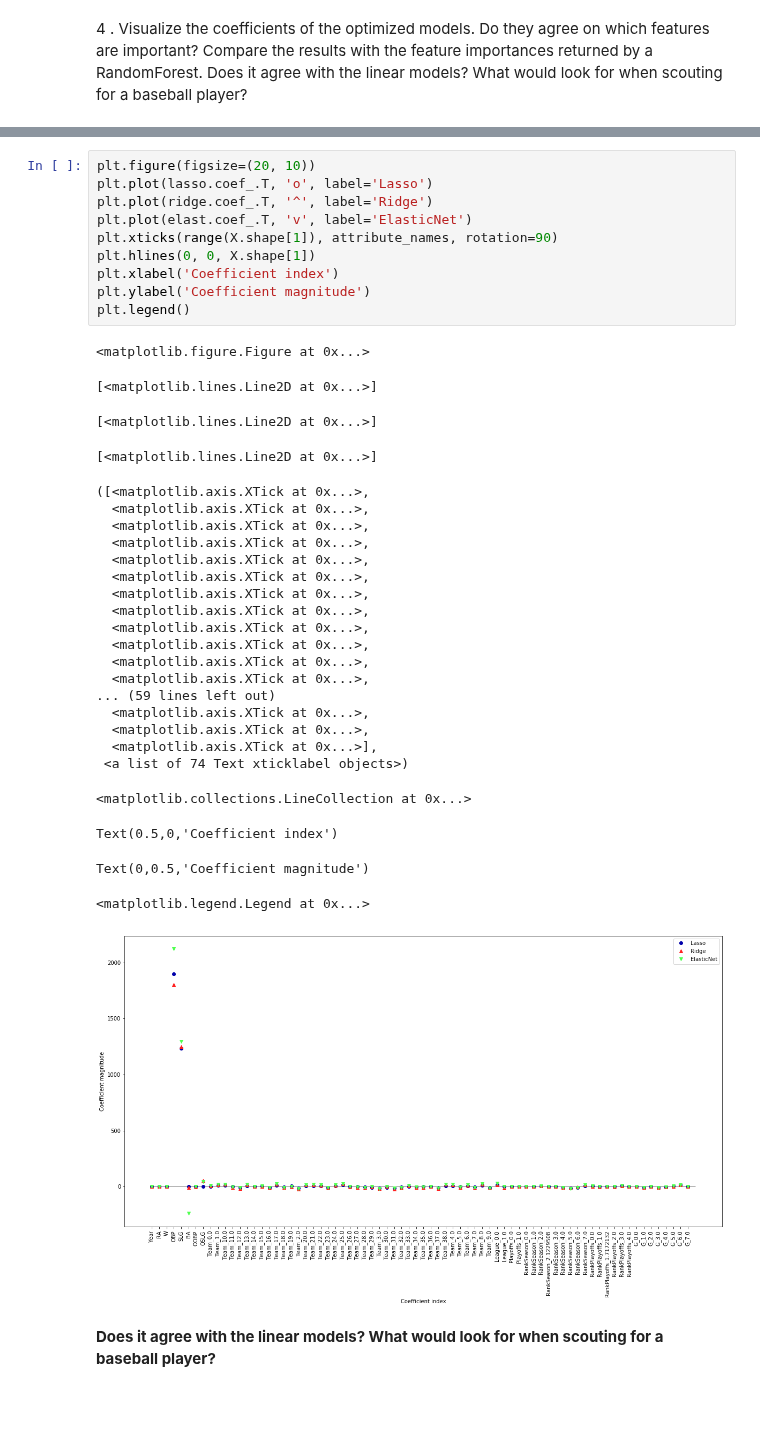
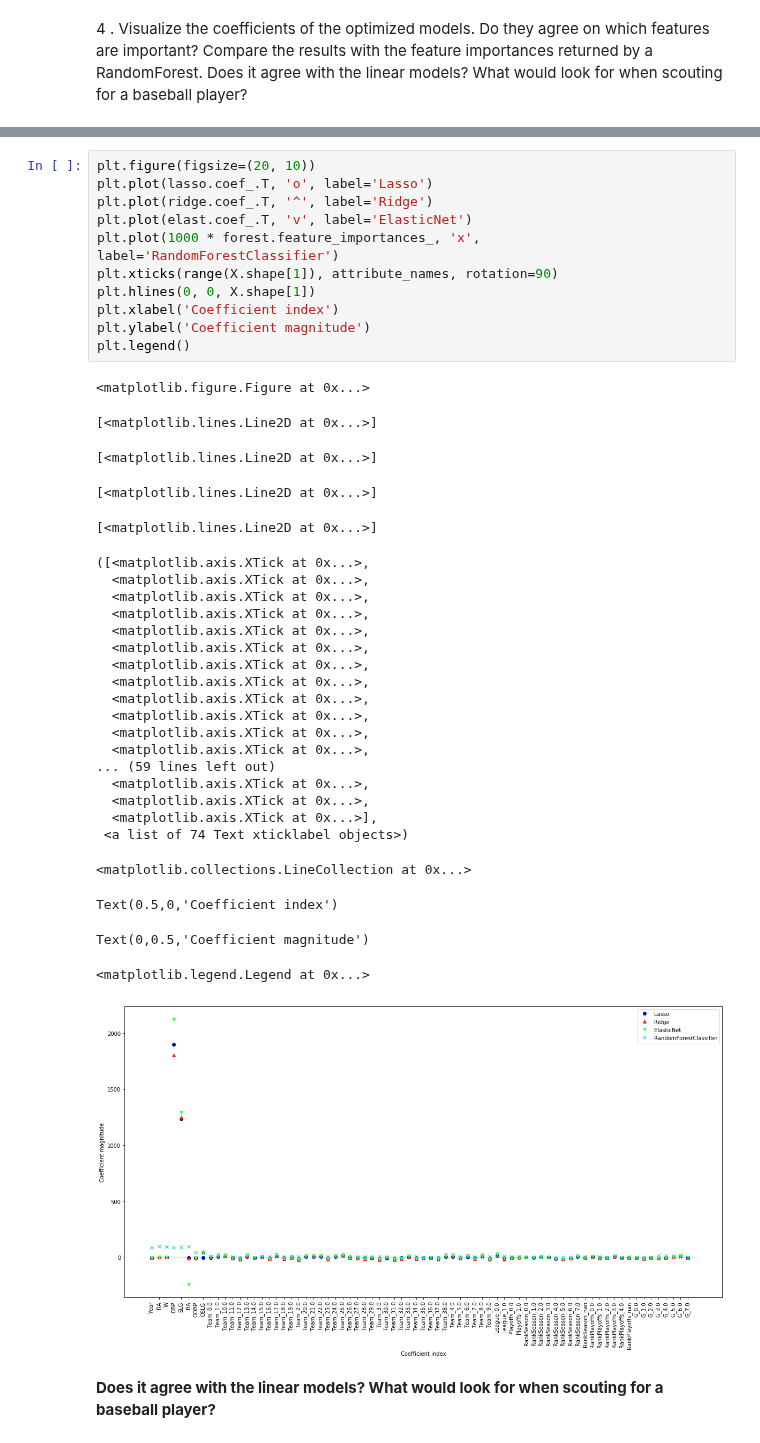
Before and after one commit to Mesoptier/ML-course, a Jupyter notebook: Assignment 1.ipynb, the cells around one changed output, grey strips where cells are left out. Drawn from its saved outputs; the diff is of its cells as text; blank space fills up the shorter version.

```diff
--- a/Assignment 1.ipynb
+++ b/Assignment 1.ipynb
@@ -350,40 +351,42 @@ print(forest.feature_importances_)
 # %%
 plt.figure(figsize=(20, 10))
 plt.plot(lasso.coef_.T, 'o', label='Lasso')
 plt.plot(ridge.coef_.T, '^', label='Ridge')
 plt.plot(elast.coef_.T, 'v', label='ElasticNet')
+plt.plot(1000 * forest.feature_importances_, 'x', label='RandomForestClassifier')
 plt.xticks(range(X.shape[1]), attribute_names, rotation=90)
 plt.hlines(0, 0, X.shape[1])
 plt.xlabel('Coefficient index')
 plt.ylabel('Coefficient magnitude')
 plt.legend()
 # %% [output]
 <matplotlib.figure.Figure at 0x...>
 [<matplotlib.lines.Line2D at 0x...>]
 [<matplotlib.lines.Line2D at 0x...>]
 [<matplotlib.lines.Line2D at 0x...>]
-([<matplotlib.axis.XTick at 0x...>,
-  <matplotlib.axis.XTick at 0x...>,
-  <matplotlib.axis.XTick at 0x...>,
-  <matplotlib.axis.XTick at 0x...>,
-  <matplotlib.axis.XTick at 0x...>,
-  <matplotlib.axis.XTick at 0x...>,
-  <matplotlib.axis.XTick at 0x...>,
-  <matplotlib.axis.XTick at 0x...>,
-  <matplotlib.axis.XTick at 0x...>,
-  <matplotlib.axis.XTick at 0x...>,
-  <matplotlib.axis.XTick at 0x...>,
-  <matplotlib.axis.XTick at 0x...>,
-... (59 lines left out)
-  <matplotlib.axis.XTick at 0x...>,
-  <matplotlib.axis.XTick at 0x...>,
-  <matplotlib.axis.XTick at 0x...>],
- <a list of 74 Text xticklabel objects>)
+[<matplotlib.lines.Line2D at 0x...>]
-<matplotlib.collections.LineCollection at 0x...>
+([<matplotlib.axis.XTick at 0x...>,
+  <matplotlib.axis.XTick at 0x...>,
+  <matplotlib.axis.XTick at 0x...>,
+  <matplotlib.axis.XTick at 0x...>,
+  <matplotlib.axis.XTick at 0x...>,
+  <matplotlib.axis.XTick at 0x...>,
+  <matplotlib.axis.XTick at 0x...>,
+  <matplotlib.axis.XTick at 0x...>,
+  <matplotlib.axis.XTick at 0x...>,
+  <matplotlib.axis.XTick at 0x...>,
+  <matplotlib.axis.XTick at 0x...>,
+  <matplotlib.axis.XTick at 0x...>,
+... (59 lines left out)
+  <matplotlib.axis.XTick at 0x...>,
+  <matplotlib.axis.XTick at 0x...>,
+  <matplotlib.axis.XTick at 0x...>],
+ <a list of 74 Text xticklabel objects>)
-Text(0.5,0,'Coefficient index')
+<matplotlib.collections.LineCollection at 0x...>
-Text(0,0.5,'Coefficient magnitude')
+Text(0.5,0,'Coefficient index')
-<matplotlib.legend.Legend at 0x...>
+Text(0,0.5,'Coefficient magnitude')
+<matplotlib.legend.Legend at 0x...>
-[figure, old version]
+[figure, new version]
 # %% [markdown]
 **Does it agree with the linear models? What would look for when scouting for a baseball player?**
 # %% [markdown]
```
Also changed, not shown: parts of 4 cells of this notebook.
